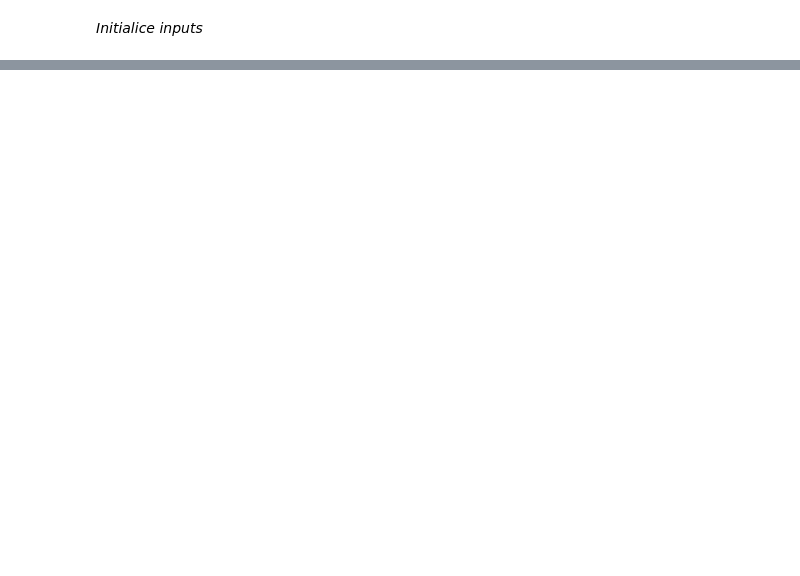
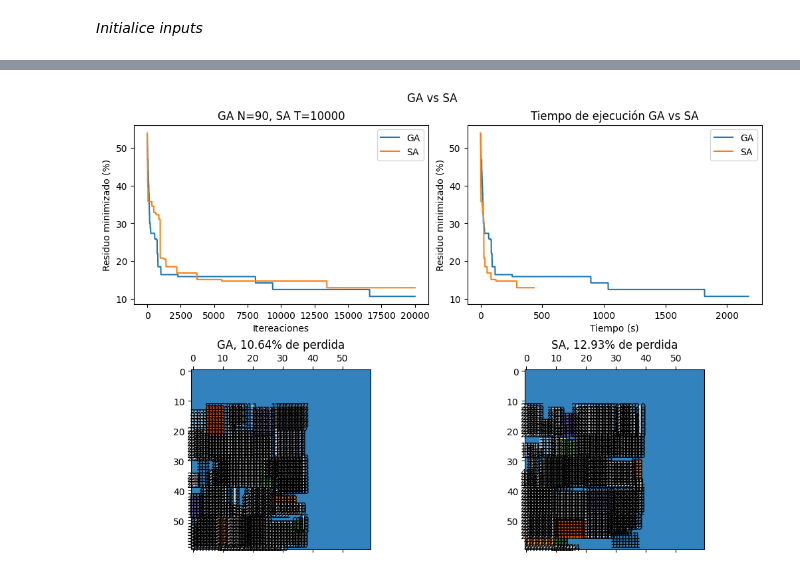
Before and after one commit to vladiH/optimizacion_corte, a Jupyter notebook: main.ipynb, the cells around one changed output, grey strips where cells are left out. Drawn from its saved outputs; the diff is of its cells as text; code cells hidden in the pictures; blank space fills up the shorter version.

```diff
--- a/main.ipynb
+++ b/main.ipynb
@@ -136,0 +214,41 @@ fittnes[:5]
+# %%
+xga = np.arange(0, len(ga_aptitudes))
+xsa = np.arange(0, len(sa_aptitudes))
+# Create four polar axes and access them through the returned array
+fig, axs = plt.subplots(2, 2, figsize=(10, 7), sharey=False, constrained_layout = True)
+fig.suptitle('GA vs SA')
+
+# axs[0, 0].set_ylim([0, 100])
+axs[0, 0].set_title('GA N={}, SA T={}'.format(generation, t))
+axs[0, 0].set(xlabel='Itereaciones', ylabel='Residuo minimizado (%)')
+axs[0, 0].plot(xga, ga_aptitudes, label='GA')
+axs[0, 0].plot(xsa, sa_aptitudes, label='SA')
+axs[0, 0].legend(loc='upper right')
+
+axs[0, 1].set_title('Tiempo de ejecución GA vs SA')
+axs[0, 1].set(xlabel='Tiempo (s)', ylabel='Residuo minimizado (%)')
+axs[0, 1].plot(ga_time,ga_aptitudes, label='GA')
+axs[0, 1].plot(sa_time,sa_aptitudes, label='SA')
+axs[0, 1].legend(loc='upper right')
+
+ga_matrix = stack.binsPositions(ga.input_dictionary, ga_result[-1][0], area)
+axs[1, 0].set_title('GA, {:.2f}% de perdida'.format(ga_result[-1][1]))
+axs[1, 0].matshow(ga_matrix,cmap='tab20c', vmin=0, vmax=21)
+for i in range(ga_matrix.shape[0]):
+    for j in range(ga_matrix.shape[1]):
+      c = ga_matrix[j, i]
+      if not c ==0:
+            axs[1, 0].text(i, j, str(c), va='center', ha='center')
+
+sa_matrix = stack.binsPositions(sa.input_dictionary, sa_best, area)
+axs[1, 1].set_title('SA, {:.2f}% de perdida'.format(sa_best_aptitude))
+axs[1, 1].matshow(sa_matrix,cmap='tab20c', vmin=0, vmax=21)
+for i in range(sa_matrix.shape[0]):
+    for j in range(sa_matrix.shape[1]):
+      c = sa_matrix[j, i]
+      if not c ==0:
+            axs[1, 1].text(i, j, str(c), va='center', ha='center')
+#n_min_max
+# fig.savefig('1.png', dpi=300, bbox_inches='tight')
+# %% [output]
+[figure, added]
```
Also changed, not shown: parts of 31 cells of this notebook, 5 other files.
